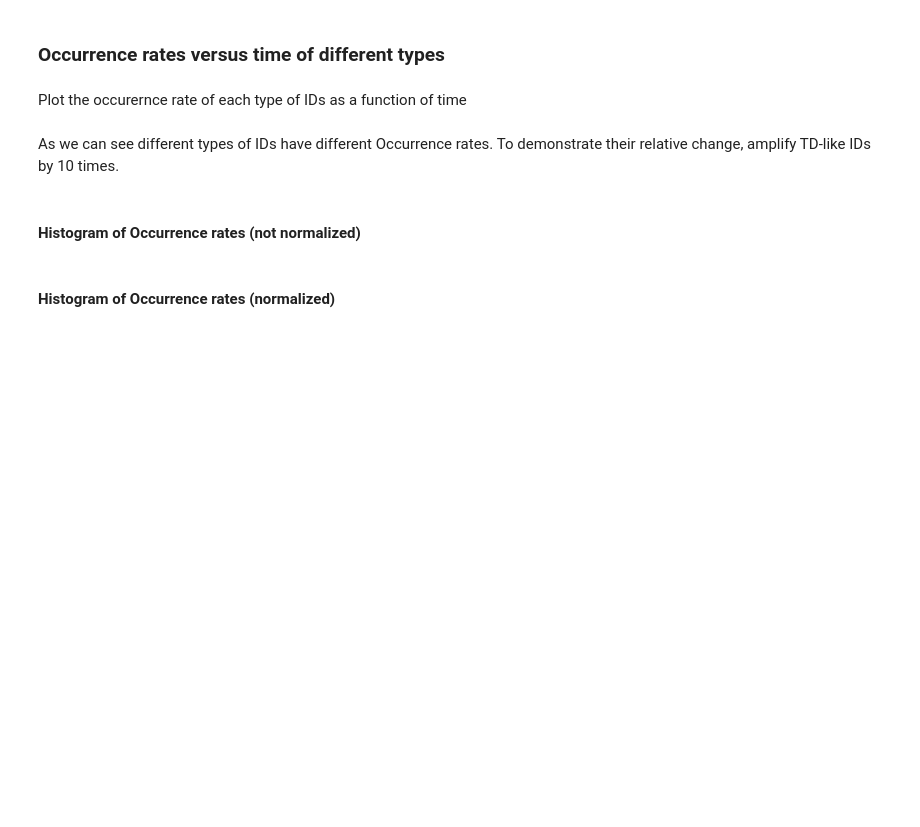
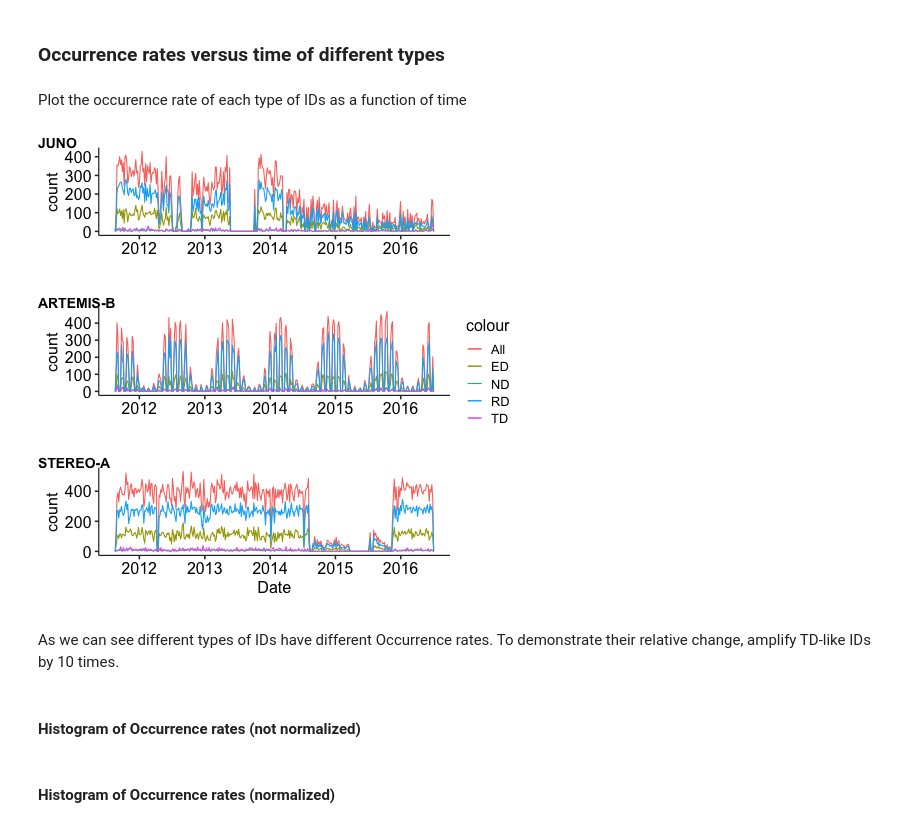
Before and after one commit to Beforerr/planet, a Jupyter notebook: nbs/_test.ipynb, the cells around one changed output. Drawn from its saved outputs; the diff is of its cells as text; code cells hidden in the pictures; blank space fills up the shorter version.

```diff
--- a/nbs/_test.ipynb
+++ b/nbs/_test.ipynb
@@ -65,13 +74,16 @@ def py2rpy_pandas(dataf: pl.DataFrame):
 
 conv_pl = rpy2.ipython.rmagic.converter + conv_pl
 # %%
+
 # read candidates from files in current directory
 
 tau = timedelta(seconds=60)
 
 jno_fp = Path(f'../data/jno_candidates_tau_{tau.seconds}.parquet')
 thb_fp = Path(f'../data/thb_candidates_sw_tau_{tau.seconds}.parquet')
+sta_fp = Path(f'../data/sta_candidates_tau_{tau.seconds}.parquet')
 
 
 jno_candidates = pl.scan_parquet(jno_fp).collect()
 thb_candidates = pl.scan_parquet(thb_fp).collect()
+sta_candidates = pl.scan_parquet(sta_fp).collect()
@@ -232,12 +327,16 @@ plot_count_raw <- function(data, bin_width = 5) {
 
   # Plot
   p <- ggplot(data, aes(x = date_only)) +
-    geom_freqpoly(binwidth = bin_width) + # Overall frequency by day
+    geom_freqpoly(aes(color = "All"), binwidth = bin_width) + # Overall frequency by day
     geom_freqpoly(aes(color = type), binwidth = bin_width) + # Frequency by day split by type
     labs(x = "Date") +
     theme_pubr(base_size = 16) +
-    theme(aspect.ratio=0.25)
+    theme(
+      aspect.ratio=0.25,
+      )
 
   # Print the plot
   print(p)
+
+  return(p)
 }
@@ -254,3 +343,20 @@ filename <- "jno_count_raw"
+# %%
+%%R
+p1 <- plot_count_raw(jno_candidates)
+p2 <- plot_count_raw(thb_candidates)
+p3 <- plot_count_raw(sta_candidates)
+
+p <- ggarrange(
+    p1 + rremove("xlab"),
+    p2 + rremove("xlab"), p3,
+    nrow = 3, align = 'hv',
+    labels=list("JUNO", "ARTEMIS-B", "STEREO-A"), hjust=0,
+    legend = 'right', common.legend = TRUE)
+
+# save_plot("count_raw_multi")
+p
+# %% [output]
+[figure, added]
 # %% [markdown]
 As we can see different types of IDs have different Occurrence rates. To demonstrate their relative change, amplify TD-like IDs by 10 times.
 # %%
```
Also changed, not shown: parts of 31 cells of this notebook, 18 other files.
